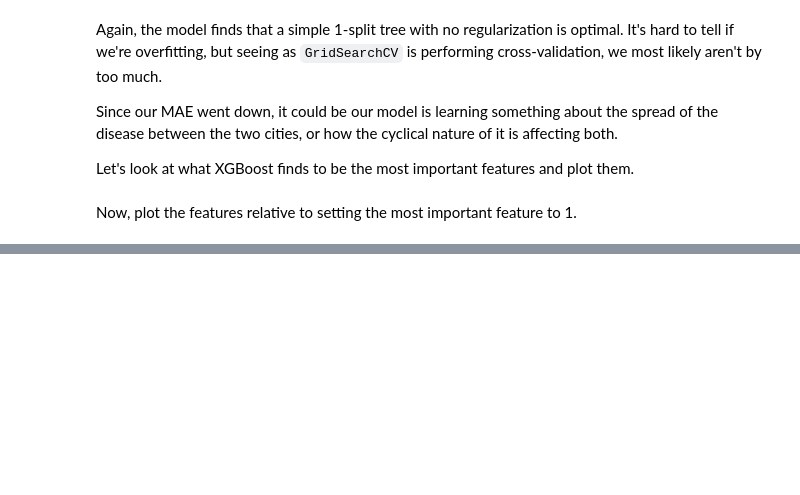
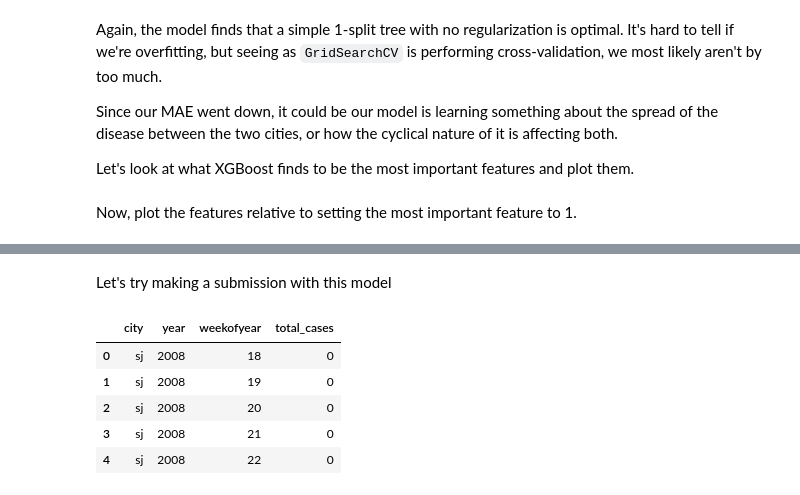
Before and after one commit to jlehrer1/DengAI, a Jupyter notebook: notebooks/data_modeling.ipynb, the cells around one changed output, grey strips where cells are left out. Cells and saved outputs as stored; diff of their text form; code cells hidden in the pictures; blank space fills up the shorter version.

```diff
--- a/notebooks/data_modeling.ipynb
+++ b/notebooks/data_modeling.ipynb
@@ -228,3 +229,15 @@ Now, plot the features relative to setting the most important feature to 1.
 fig = px.bar(x=ft_i.keys(), y=ft_i.values()).update_layout(yaxis_title='Relative feature importance').show()
 # %% [output]
 [interactive output not drawn]
+# %% [markdown]
+Let's try making a submission with this model
+# %%
+subm_format = pd.read_csv('../data/raw/submission_format.csv')
+subm_format.head()
+# %% [output]
+|  | city | year | weekofyear | total_cases |
+| 0 | sj | 2008 | 18 | 0 |
+| 1 | sj | 2008 | 19 | 0 |
+| 2 | sj | 2008 | 20 | 0 |
+| 3 | sj | 2008 | 21 | 0 |
+| 4 | sj | 2008 | 22 | 0 |
```
Also changed, not shown: parts of 2 cells of this notebook, 5 other files.
